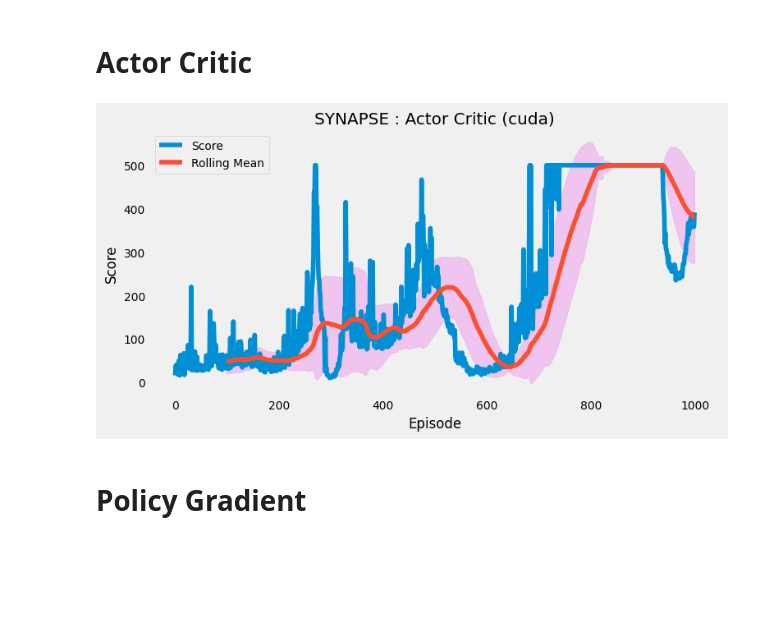
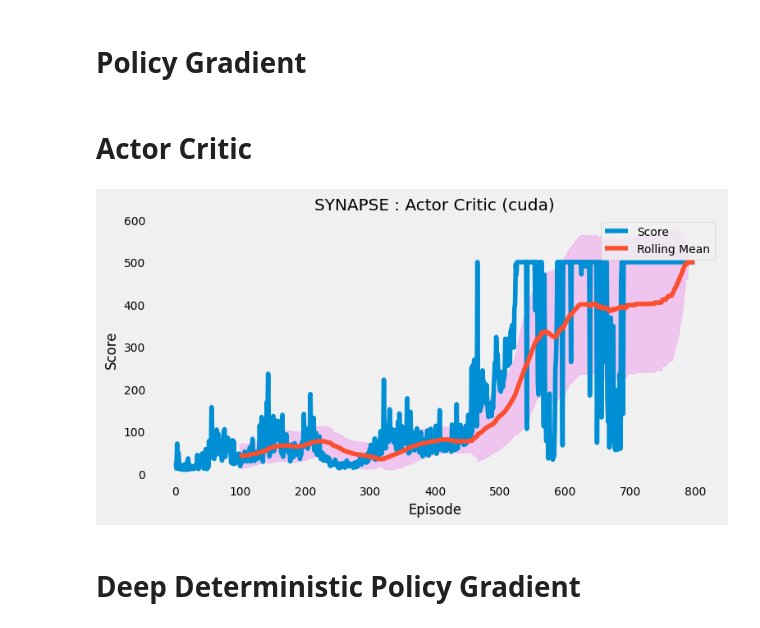
Before and after one commit to amirhosseinh77/Synapse-RL, a Jupyter notebook: tutorial.ipynb, the cells around one changed output. Saved outputs shown, nothing was run; the diff lists cells and outputs as text; code cells hidden in the pictures; blank space fills up the shorter version.

```diff
--- a/tutorial.ipynb
+++ b/tutorial.ipynb
@@ -0,0 +1,2 @@
+# %% [markdown]
+# Policy Gradient
@@ -3,14 +15,14 @@
 # %%
 import gym
 from agents.ActorCritic import ActorCriticAgent
 
 # Initialize the CartPole environment and agent
 env = gym.make('CartPole-v1')
 state_size = env.observation_space.shape[0]
 action_size = env.action_space.n
 agent = ActorCriticAgent(state_size, action_size)
-result = agent.train(env, episodes=1000)
+result = agent.train(env, episodes=800)
 # %% [output]
-[figure, old version]
+[figure, new version]
 # %% [markdown]
-# Policy Gradient
+# Deep Deterministic Policy Gradient
```
Also changed, not shown: parts of 1 cell of this notebook, 2 other files.
